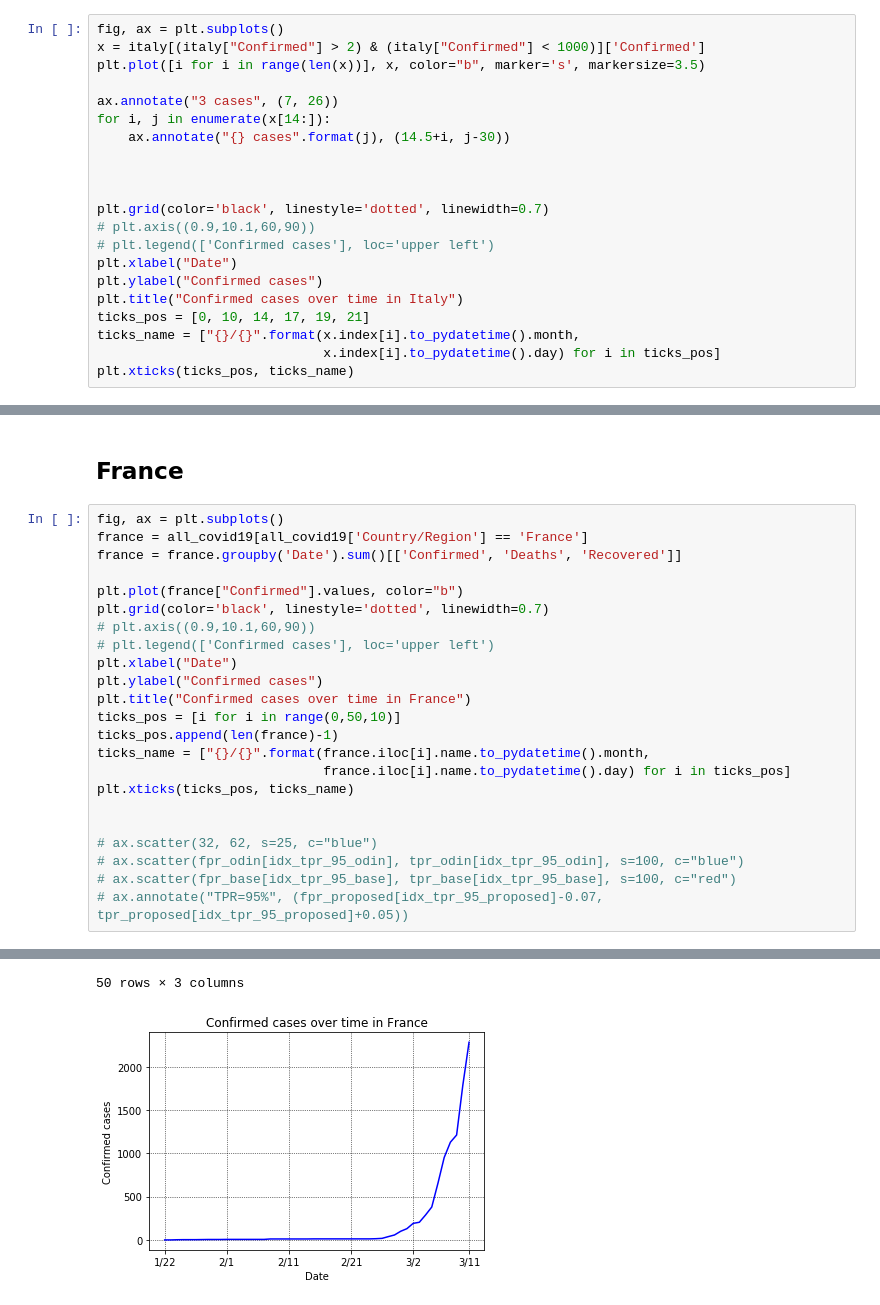
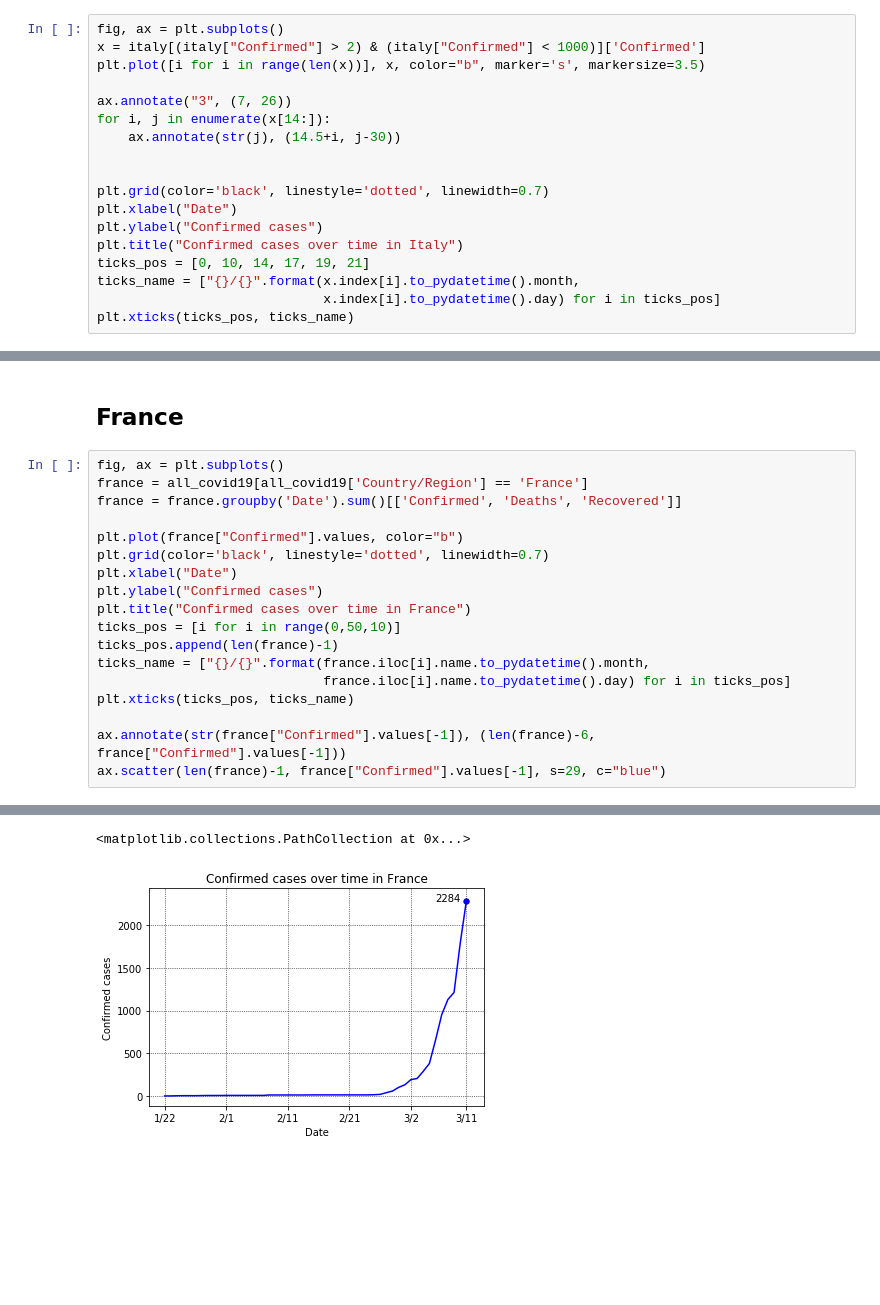
Before and after one commit to paaatcha/covid-19, a Jupyter notebook: analysis.ipynb, the cells around one changed output, grey strips where cells are left out. Drawn from its saved outputs; the diff is of its cells as text; blank space fills up the shorter version.

```diff
--- a/analysis.ipynb
+++ b/analysis.ipynb
@@ -324,15 +315,12 @@ fig, ax = plt.subplots()
 x = italy[(italy["Confirmed"] > 2) & (italy["Confirmed"] < 1000)]['Confirmed']
 plt.plot([i for i in range(len(x))], x, color="b", marker='s', markersize=3.5)
 
-ax.annotate("3 cases", (7, 26))
+ax.annotate("3", (7, 26))
 for i, j in enumerate(x[14:]):
-    ax.annotate("{} cases".format(j), (14.5+i, j-30))
-
+    ax.annotate(str(j), (14.5+i, j-30))
 
 
 plt.grid(color='black', linestyle='dotted', linewidth=0.7)
-# plt.axis((0.9,10.1,60,90))
-# plt.legend(['Confirmed cases'], loc='upper left')
 plt.xlabel("Date")
 plt.ylabel("Confirmed cases")
 plt.title("Confirmed cases over time in Italy")
@@ -358,8 +346,6 @@ france = france.groupby('Date').sum()[['Confirmed', 'Deaths', 'Recovered']]
 
 plt.plot(france["Confirmed"].values, color="b")
 plt.grid(color='black', linestyle='dotted', linewidth=0.7)
-# plt.axis((0.9,10.1,60,90))
-# plt.legend(['Confirmed cases'], loc='upper left')
 plt.xlabel("Date")
 plt.ylabel("Confirmed cases")
 plt.title("Confirmed cases over time in France")
@@ -369,9 +355,6 @@ ticks_name = ["{}/{}".format(france.iloc[i].name.to_pydatetime().month,
                              france.iloc[i].name.to_pydatetime().day) for i in ticks_pos]
 plt.xticks(ticks_pos, ticks_name)
 
-
-# ax.scatter(32, 62, s=25, c="blue")
-# ax.scatter(fpr_odin[idx_tpr_95_odin], tpr_odin[idx_tpr_95_odin], s=100, c="blue")
-# ax.scatter(fpr_base[idx_tpr_95_base], tpr_base[idx_tpr_95_base], s=100, c="red")
-# ax.annotate("TPR=95%", (fpr_proposed[idx_tpr_95_proposed]-0.07, tpr_proposed[idx_tpr_95_proposed]+0.05))
+ax.annotate(str(france["Confirmed"].values[-1]), (len(france)-6, france["Confirmed"].values[-1]))
+ax.scatter(len(france)-1, france["Confirmed"].values[-1], s=29, c="blue")
 # %% [output]
@@ -391,4 +361,4 @@ plt.xticks(ticks_pos, ticks_name)
-50 rows × 3 columns
+<matplotlib.collections.PathCollection at 0x...>
-[figure, old version]
+[figure, new version]
 # %%
 fig, ax = plt.subplots()
```
Also changed, not shown: parts of 30 cells of this notebook, 8 other files.
